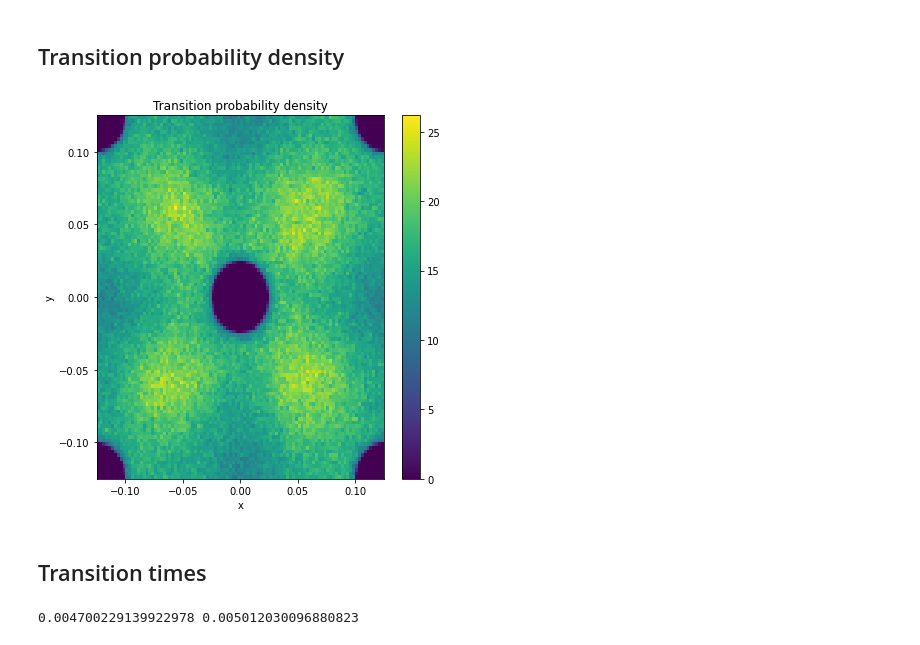
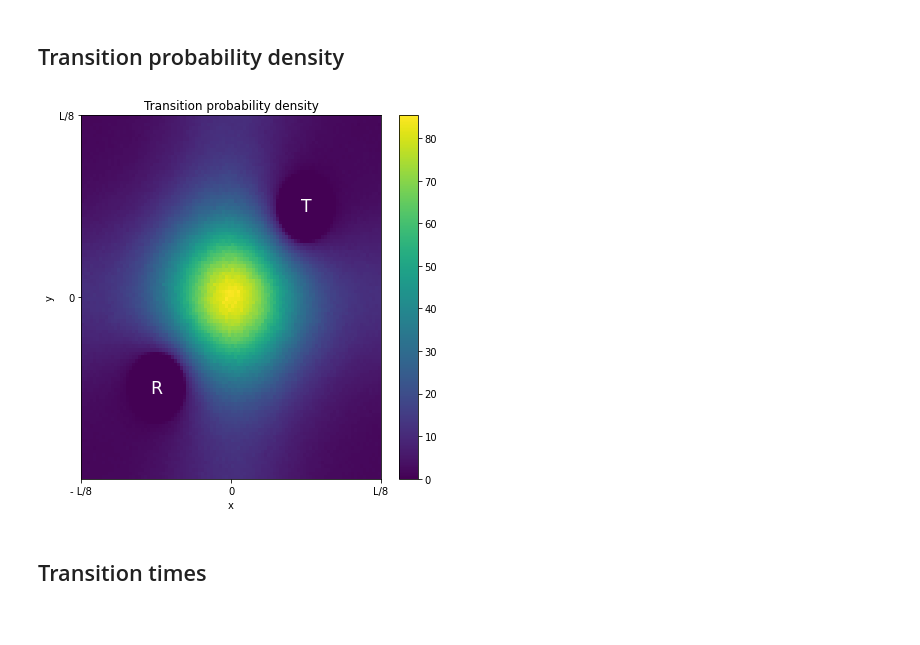
Before and after one commit to abassi98/Active-Brownian-Particles, a Jupyter notebook: src/main.ipynb, the cells around one changed output. Saved outputs shown, nothing was run; the diff lists cells and outputs as text; code cells hidden in the pictures.

```diff
--- a/src/main.ipynb
+++ b/src/main.ipynb
@@ -39,11 +39,11 @@ D_r = 1.0
 k = 1.0
 L = 1.0
 mu = 1.0
-w = 1.0
+w = 0.0
 
 # Numbers
-pe = 10.0
-l_star = 100000.0
+pe = 0.0
+l_star = 1.0
 
 # Other parameters
 v_max = 8*math.pi*k*mu/L
@@ -51,11 +51,11 @@ v = pe*v_max
 D_theta = pe*v_max*v_max/(D_r*l_star)
 
 # Define reactant and target region
-reactant = region(x=0,y=0,radius=L/40.0)
-target = region(x=L/8,y=L/8,radius=L/40.0)
+reactant = region(x=-L/16,y=-L/16,radius=L/40.0)
+target = region(x=L/16,y=L/16,radius=L/40.0)
 
 # Define the active brownian particle
-particle = ABP_2d(reactant,target, num_steps = 10**7, dt=1e-5, v=pe*v_max, D_r=D_r, D_theta=D_theta, k=k, L=L, mu=mu, w=w)
+particle = ABP_2d(reactant,target, num_steps = 10**8, dt=1e-5, v=pe*v_max, D_r=D_r, D_theta=D_theta, k=k, L=L, mu=mu, w=w)
 particle.dynamics()
 # %%
 # Convert data in numpy array (exclude last positions and angles)
@@ -111,28 +110,26 @@ plt.savefig("potential.png")
 # %%
 ### Plotting
 # Contourf and dynamics
 plt.figure(figsize=(6,6))
-
 h = plt.hist2d(x_dyn, y_dyn, bins = 100, density = True)
 plt.colorbar()
-#plt.plot(x_start, y_start, c = "blue", marker = "o", ms = 10, ls  = "",label = "Start" )
-#plt.plot(x_end, y_end, c = "red", marker = "o", ms = 10, ls  = "",label = "End" )
+plt.text(reactant.x, reactant.y, "R", c = "white", size ="xx-large", ha = "center" , va="center")
+plt.text(target.x, target.y, "T",c = "white", size ="xx-large" , ha = "center", va="center")
 
 # Rendering
 plt.title("Transition probability density")
 plt.xlabel("x")
 plt.ylabel("y")
-#x_ticks = [-L/8, 0, L/8 ]
-#x_labels = ["- L/8","0", "L/8" ]
-#y_ticks = [0, L/8]
-#y_labels = ["0", "L/8"]
-#plt.xticks(x_ticks, x_labels)
-#plt.yticks(y_ticks, y_labels)
-#plt.legend()
+x_ticks = [-L/8, 0, L/8 ]
+x_labels = ["- L/8","0", "L/8" ]
+y_ticks = [0, L/8]
+y_labels = ["0", "L/8"]
+plt.xticks(x_ticks, x_labels)
+plt.yticks(y_ticks, y_labels)
 plt.tight_layout()
 plt.savefig("prob_density.png")
 # %% [output]
-[figure, old version]
+[figure, new version]
 # %% [markdown]
 ## Transition times
 # %%
@@ -152,5 +149,3 @@ def calculate_reactive_times(reactive_path):
 mean, std = calculate_reactive_times(reactive_path)
 
 print(mean, std)
-# %% [output]
-0.004700229139922978 0.005012030096880823
```
Also changed, not shown: parts of 2 cells of this notebook, 1 other file.
